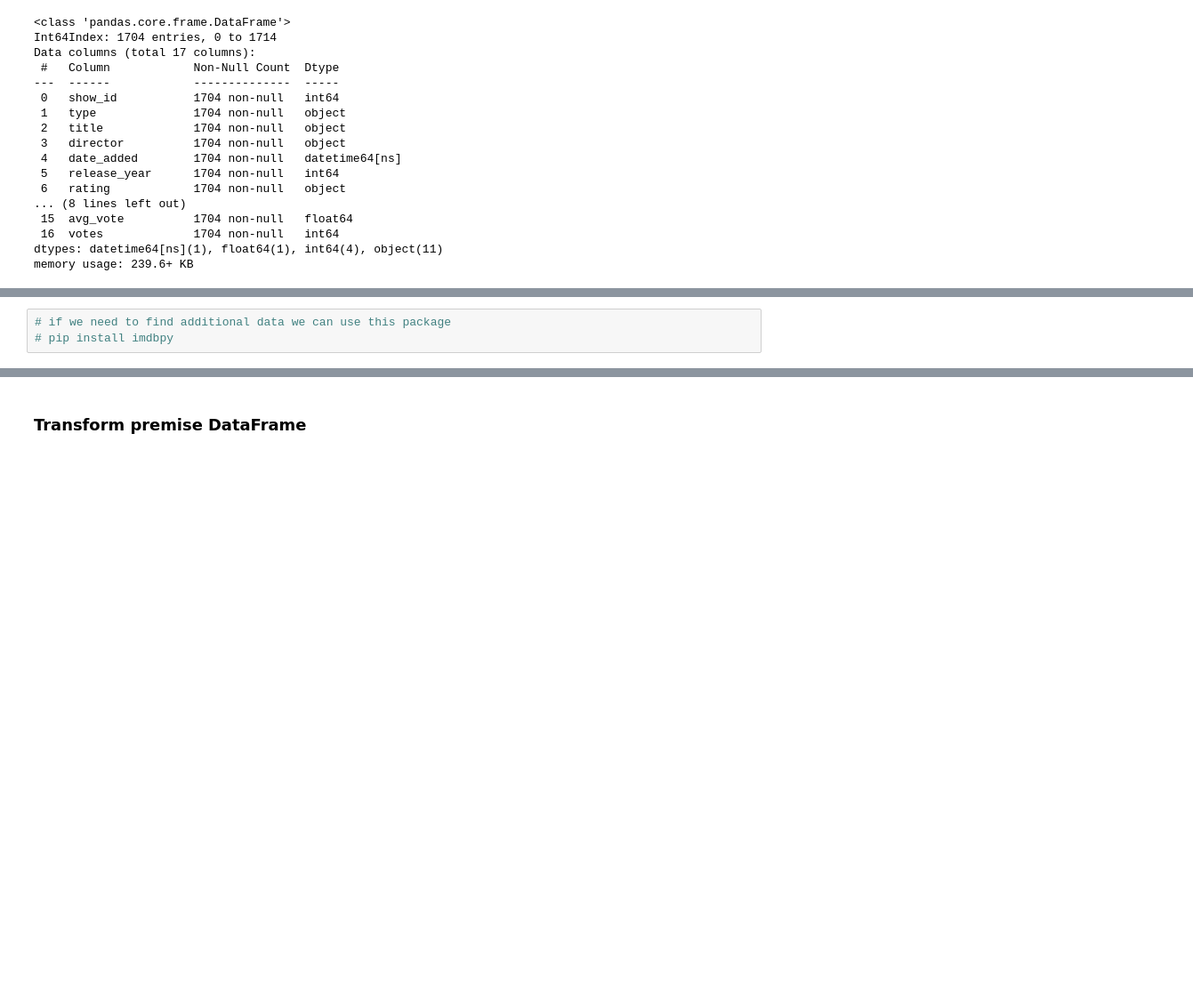
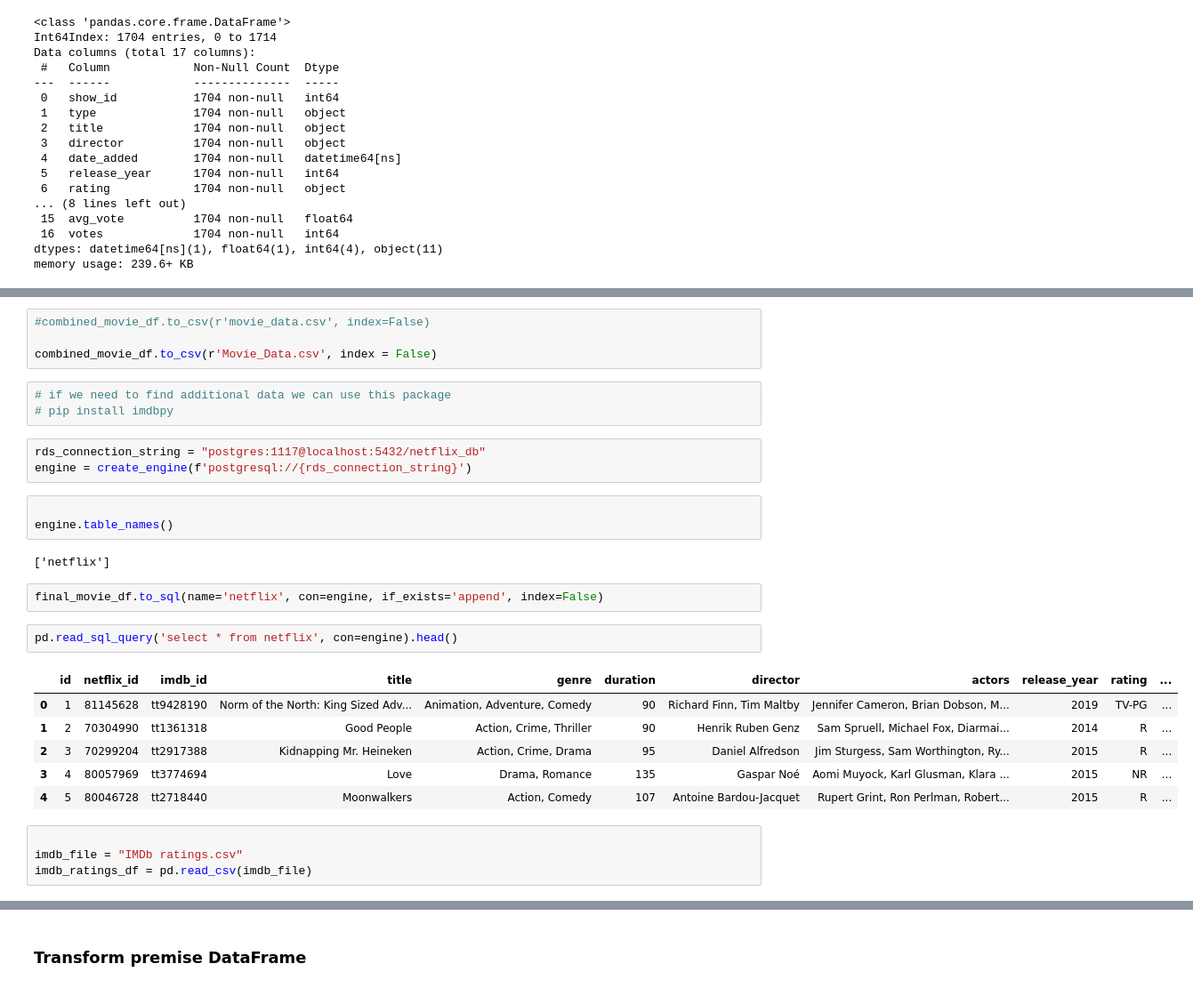
Before and after one commit to hsaka1993/ETLNetflixProject, a Jupyter notebook: final_movie_dataframe.ipynb, the cells around one changed output, grey strips where cells are left out. Shown: that part at 89% size. Drawn from its saved outputs; the diff is of its cells as text; blank space fills up the shorter version.

Commit message:
updated movie_df and SQL files

```diff
--- a/final_movie_dataframe.ipynb
+++ b/final_movie_dataframe.ipynb
@@ -389,6 +390,33 @@ Data columns (total 16 columns):
  15  votes             1704 non-null   int64
 dtypes: datetime64[ns](1), float64(1), int64(4), object(10)
 memory usage: 226.3+ KB
+# %%
+#combined_movie_df.to_csv(r'movie_data.csv', index=False)
+
+combined_movie_df.to_csv(r'Movie_Data.csv', index = False)
 # %%
 # if we need to find additional data we can use this package
 # pip install imdbpy
+# %%
+rds_connection_string = "postgres:1117@localhost:5432/netflix_db"
+engine = create_engine(f'postgresql://{rds_connection_string}')
+# %%
+
+engine.table_names()
+# %% [output]
+['netflix']
+# %%
+final_movie_df.to_sql(name='netflix', con=engine, if_exists='append', index=False)
+# %%
+pd.read_sql_query('select * from netflix', con=engine).head()
+# %% [output]
+|  | id | netflix_id | imdb_id | title | genre | duration | director | actors | release_year | rating | ... |
+| 0 | 1 | 81145628 | tt9428190 | Norm of the North: King Sized Adv... | Animation, Adventure, Comedy | 90 | Richard Finn, Tim Maltby | Jennifer Cameron, Brian Dobson, M... | 2019 | TV-PG | ... |
+| 1 | 2 | 70304990 | tt1361318 | Good People | Action, Crime, Thriller | 90 | Henrik Ruben Genz | Sam Spruell, Michael Fox, Diarmai... | 2014 | R | ... |
+| 2 | 3 | 70299204 | tt2917388 | Kidnapping Mr. Heineken | Action, Crime, Drama | 95 | Daniel Alfredson | Jim Sturgess, Sam Worthington, Ry... | 2015 | R | ... |
+| 3 | 4 | 80057969 | tt3774694 | Love | Drama, Romance | 135 | Gaspar Noé | Aomi Muyock, Karl Glusman, Klara ... | 2015 | NR | ... |
+| 4 | 5 | 80046728 | tt2718440 | Moonwalkers | Action, Comedy | 107 | Antoine Bardou-Jacquet | Rupert Grint, Ron Perlman, Robert... | 2015 | R | ... |
+# %%
+
+imdb_file = "IMDb ratings.csv"
+imdb_ratings_df = pd.read_csv(imdb_file)
```
Also changed, not shown: parts of 24 cells of this notebook, 5 other files.
